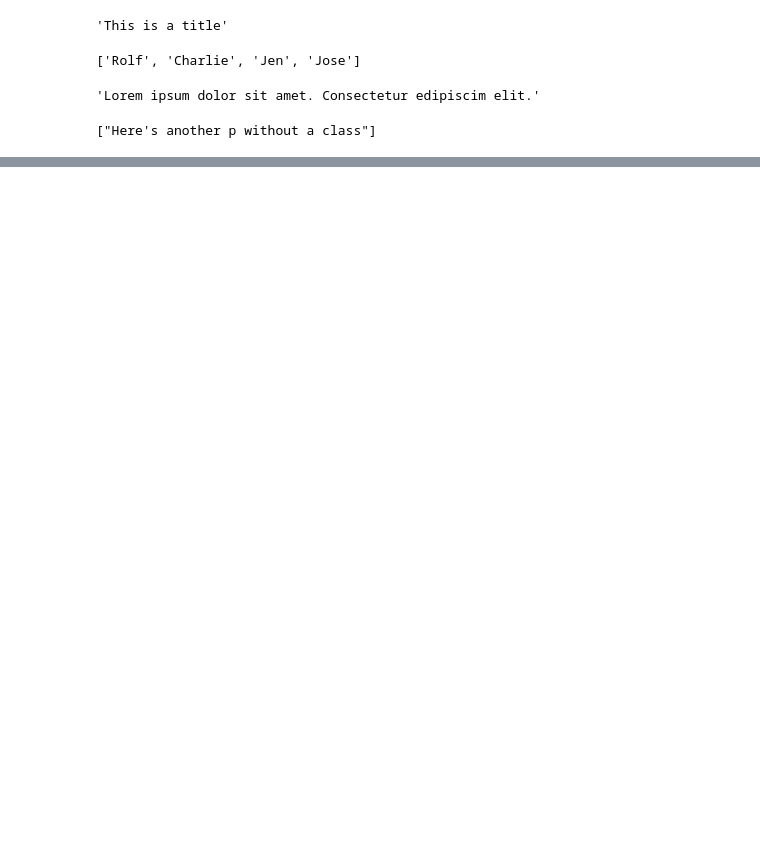
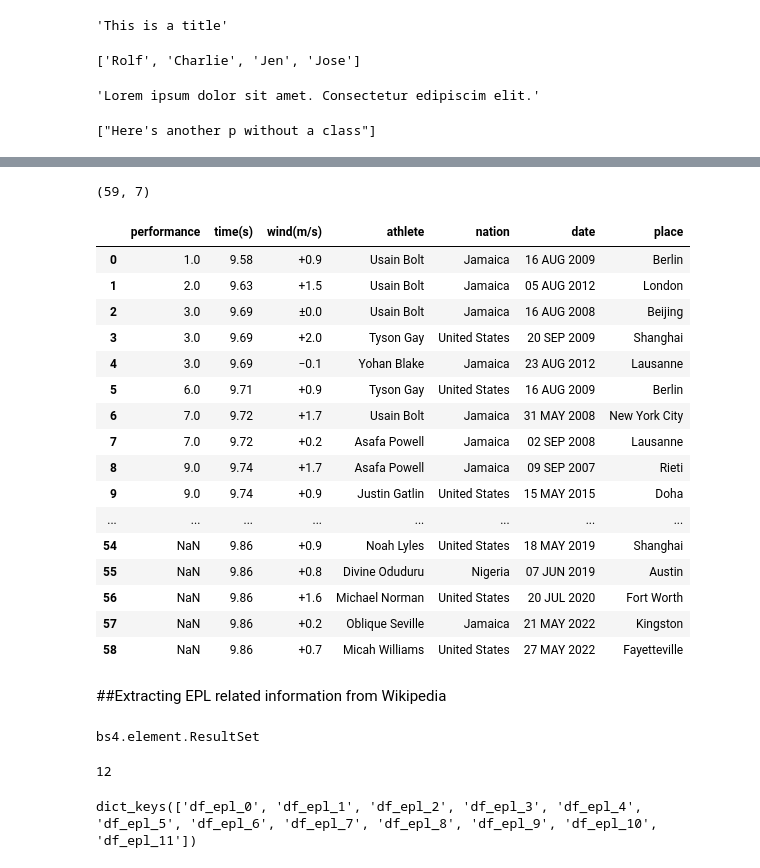
Before and after one commit to Delonix7/Data_Science_Essentials, a Jupyter notebook: Web_Scraping_with_Python.ipynb, the cells around one changed output, grey strips where cells are left out. Saved outputs shown, nothing was run; the diff lists cells and outputs as text; code cells hidden in the pictures; blank space fills up the shorter version.

```diff
--- a/Web_Scraping_with_Python.ipynb
+++ b/Web_Scraping_with_Python.ipynb
@@ -82,0 +317,10 @@ find_other_paragraph()
+# %%
+df2.loc[df2['athlete'].str.contains('Bolt'), 'athlete'] = 'Usain Bolt'
+df2.loc[df2['athlete'].str.contains('Gay'), 'athlete'] = 'Tyson Gay'
+df2.loc[df2['athlete'].str.contains('Blake'), 'athlete'] = 'Yohan Blake'
+df2.loc[df2['athlete'].str.contains('Gatlin'), 'athlete'] = 'Justin Gatlin'
+df2.loc[df2['athlete'].str.contains('Powell'), 'athlete'] = 'Asafa Powell'
+df2.loc[df2['athlete'].str.contains('Bromell'), 'athlete'] = 'Trayvon Bromell'
+df2.loc[df2['athlete'].str.contains('Kerley'), 'athlete'] = 'Fred Kerley'
+# %%
+df2_no_nan = df2.dropna(subset = ['nation'], axis = 0)
@@ -82,0 +329,30 @@ find_other_paragraph()
+# %%
+at_nation = dict(list(zip(df2_no_nan.athlete, df2_no_nan.nation)))
+# %%
+df2['nation'] = df2['athlete'].map(at_nation)
+# %%
+df2.shape
+# %% [output]
+(59, 7)
+# %%
+df2
+# %% [output]
+|  | performance | time(s) | wind(m/s) | athlete | nation | date | place |
+| 0 | 1.0 | 9.58 | +0.9 | Usain Bolt | Jamaica | 16 AUG 2009 | Berlin |
+| 1 | 2.0 | 9.63 | +1.5 | Usain Bolt | Jamaica | 05 AUG 2012 | London |
+| 2 | 3.0 | 9.69 | ±0.0 | Usain Bolt | Jamaica | 16 AUG 2008 | Beijing |
+| 3 | 3.0 | 9.69 | +2.0 | Tyson Gay | United States | 20 SEP 2009 | Shanghai |
+| 4 | 3.0 | 9.69 | −0.1 | Yohan Blake | Jamaica | 23 AUG 2012 | Lausanne |
+| 5 | 6.0 | 9.71 | +0.9 | Tyson Gay | United States | 16 AUG 2009 | Berlin |
+| 6 | 7.0 | 9.72 | +1.7 | Usain Bolt | Jamaica | 31 MAY 2008 | New York City |
+| 7 | 7.0 | 9.72 | +0.2 | Asafa Powell | Jamaica | 02 SEP 2008 | Lausanne |
+| 8 | 9.0 | 9.74 | +1.7 | Asafa Powell | Jamaica | 09 SEP 2007 | Rieti |
+| 9 | 9.0 | 9.74 | +0.9 | Justin Gatlin | United States | 15 MAY 2015 | Doha |
+| ... | ... | ... | ... | ... | ... | ... | ... |
+| 54 | NaN | 9.86 | +0.9 | Noah Lyles | United States | 18 MAY 2019 | Shanghai |
+| 55 | NaN | 9.86 | +0.8 | Divine Oduduru | Nigeria | 07 JUN 2019 | Austin |
+| 56 | NaN | 9.86 | +1.6 | Michael Norman | United States | 20 JUL 2020 | Fort Worth |
+| 57 | NaN | 9.86 | +0.2 | Oblique Seville | Jamaica | 21 MAY 2022 | Kingston |
+| 58 | NaN | 9.86 | +0.7 | Micah Williams | United States | 27 MAY 2022 | Fayetteville |
+# %% [markdown]
+##Extracting EPL related information from Wikipedia
@@ -82,0 +368,4 @@ find_other_paragraph()
+# %%
+type(html_table)
+# %% [output]
+bs4.element.ResultSet
@@ -82,0 +374,4 @@ find_other_paragraph()
+# %%
+len(df_epl)
+# %% [output]
+12
@@ -82,0 +383,4 @@ find_other_paragraph()
+# %%
+d.keys()
+# %% [output]
+dict_keys(['df_epl_0', 'df_epl_1', 'df_epl_2', 'df_epl_3', 'df_epl_4', 'df_epl_5', 'df_epl_6', 'df_epl_7', 'df_epl_8', 'df_epl_9', 'df_epl_10', 'df_epl_11'])
```
Also changed, not shown: parts of 62 cells of this notebook.
